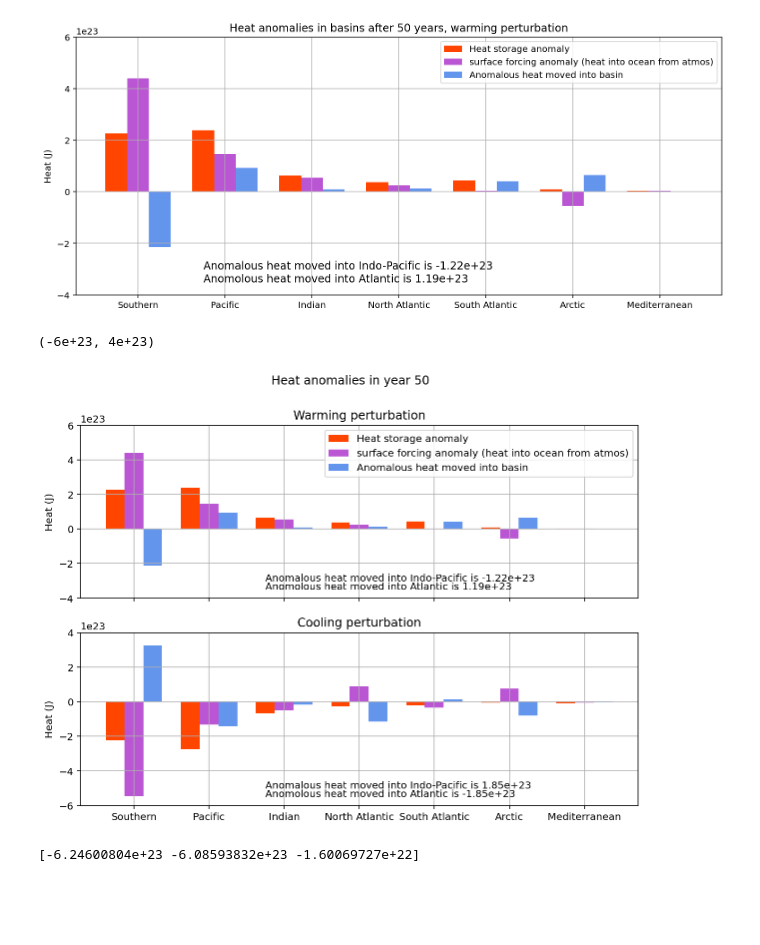
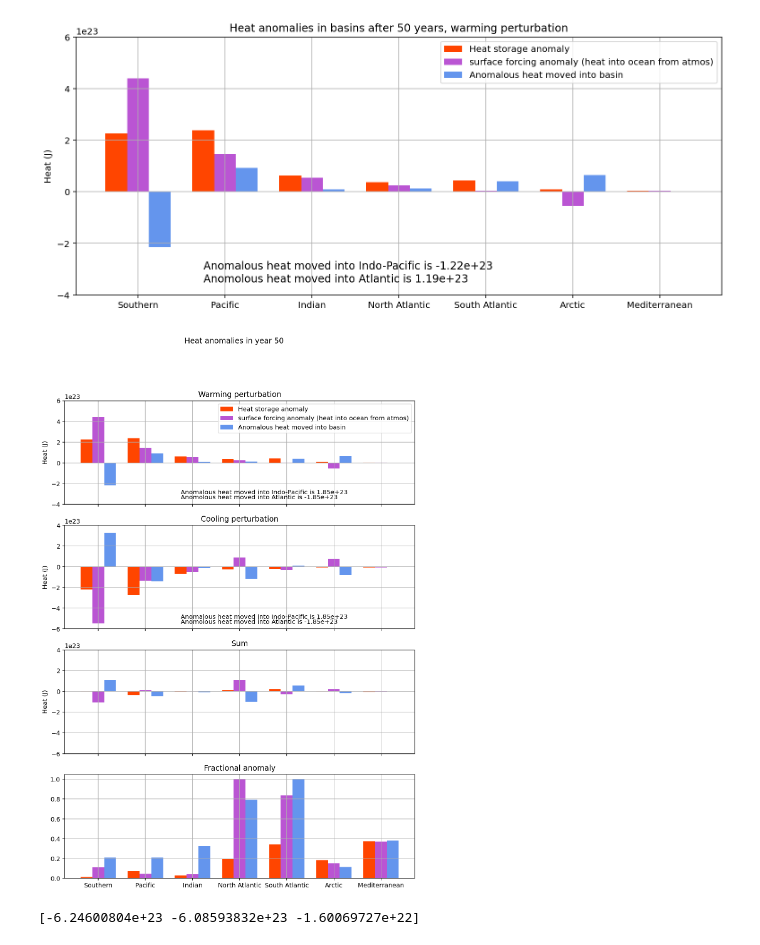
Before and after one commit to claireyung/unsw_clex_project_files, a Jupyter notebook: basin_heat_uptake.ipynb, the cells around one changed output. Drawn from its saved outputs; the diff is of its cells as text; code cells hidden in the pictures; blank space fills up the shorter version.

```diff
--- a/basin_heat_uptake.ipynb
+++ b/basin_heat_uptake.ipynb
@@ -391,7 +397,7 @@ plt.ylim(-4e23,6e23)
 # %%
 X = np.arange(7)
 
-fig, axes = plt.subplots(ncols=1, nrows=2, figsize = (10,7), sharex = True)
+fig, axes = plt.subplots(ncols=1, nrows=4, figsize = (10,14), sharex = True)
 plt.suptitle('Heat anomalies in year 50')
 axes[0].bar(X + 0.00, data[0], color = 'orangered', width = 0.25)
 axes[0].bar(X + 0.25, data[1], color = 'mediumorchid', width = 0.25)
@@ -404,48 +410,73 @@ axes[0].text(2,-3e23,'Anomalous heat moved into Indo-Pacific is %s' % float('%.3
 axes[0].text(2,-3.5e23,'Anomolous heat moved into Atlantic is %s' % float('%.3g' % atlanticsum), fontsize = 10)
 axes[0].set_ylabel('Heat (J)')
 axes[0].grid(True)
 axes[0].set_ylim(-4e23,6e23)
 
 basin_heat_content, basin_surface_int = heat_cont('Cooling', southern_mask, 49)
-southern = np.array([basin_heat_content, basin_surface_int, -basin_surface_int+basin_heat_content])
+southernc = np.array([basin_heat_content, basin_surface_int, -basin_surface_int+basin_heat_content])
 
 basin_heat_content, basin_surface_int = heat_cont('Cooling', pacific_mask, 49)
-pacific = np.array([basin_heat_content, basin_surface_int, -basin_surface_int+basin_heat_content])
+pacificc = np.array([basin_heat_content, basin_surface_int, -basin_surface_int+basin_heat_content])
 
 basin_heat_content, basin_surface_int = heat_cont('Cooling', indian_mask, 49)
-indian = np.array([basin_heat_content, basin_surface_int, -basin_surface_int+basin_heat_content])
+indianc = np.array([basin_heat_content, basin_surface_int, -basin_surface_int+basin_heat_content])
 
 basin_heat_content, basin_surface_int = heat_cont('Cooling', north_atlantic_mask, 49)
-north_atlantic = np.array([basin_heat_content, basin_surface_int, -basin_surface_int+basin_heat_content])
+north_atlanticc = np.array([basin_heat_content, basin_surface_int, -basin_surface_int+basin_heat_content])
 
 basin_heat_content, basin_surface_int = heat_cont('Cooling', south_atlantic_mask, 49)
-south_atlantic = np.array([basin_heat_content, basin_surface_int, -basin_surface_int+basin_heat_content])
+south_atlanticc = np.array([basin_heat_content, basin_surface_int, -basin_surface_int+basin_heat_content])
 
 basin_heat_content, basin_surface_int = heat_cont('Cooling', arctic_mask, 49)
-arctic = np.array([basin_heat_content, basin_surface_int, -basin_surface_int+basin_heat_content])
+arcticc = np.array([basin_heat_content, basin_surface_int, -basin_surface_int+basin_heat_content])
 
 basin_heat_content, basin_surface_int = heat_cont('Cooling', mediterranean_mask, 49)
-mediterranean = np.array([basin_heat_content, basin_surface_int, -basin_surface_int+basin_heat_content])
+mediterraneanc = np.array([basin_heat_content, basin_surface_int, -basin_surface_int+basin_heat_content])
 
-data = np.column_stack((southern,pacific, indian, north_atlantic, south_atlantic, arctic, mediterranean))
-indopacificsum = np.sum(data[2][0:2])
-atlanticsum = np.sum(data[2][3:])
-axes[1].bar(X + 0.00, data[0], color = 'orangered', width = 0.25)
-axes[1].bar(X + 0.25, data[1], color = 'mediumorchid', width = 0.25)
-axes[1].bar(X + 0.50, data[2], color = 'cornflowerblue', width = 0.25)
+datac = np.column_stack((southernc,pacificc, indianc, north_atlanticc, south_atlanticc, arcticc, mediterraneanc))
+indopacificsum = np.sum(datac[2][0:2])
+atlanticsum = np.sum(datac[2][3:])
+axes[1].bar(X + 0.00, datac[0], color = 'orangered', width = 0.25)
+axes[1].bar(X + 0.25, datac[1], color = 'mediumorchid', width = 0.25)
+axes[1].bar(X + 0.50, datac[2], color = 'cornflowerblue', width = 0.25)
 #axes[1].legend(labels=['Heat storage anomaly', 'surface forcing anomaly (heat into ocean from atmos)','Anomalous heat moved into basin'])
 axes[1].set_xticks(X+0.25)
 axes[1].set_xticklabels(('Southern', 'Pacific', 'Indian', 'North Atlantic', 'South Atlantic','Arctic','Mediterranean'))
 
 axes[1].set_title('Cooling perturbation')
 axes[1].text(2,-5e23,'Anomalous heat moved into Indo-Pacific is %s' % float('%.3g' % indopacificsum), fontsize = 10)
 axes[1].text(2,-5.5e23,'Anomolous heat moved into Atlantic is %s' % float('%.3g' % atlanticsum), fontsize = 10)
 axes[1].set_ylabel('Heat (J)')
 axes[1].grid(True)
 axes[1].set_ylim(-6e23,4e23)
+
+dataa = datac+data
+axes[2].bar(X + 0.00, dataa[0], color = 'orangered', width = 0.25)
+axes[2].bar(X + 0.25, dataa[1], color = 'mediumorchid', width = 0.25)
+axes[2].bar(X + 0.50, dataa[2], color = 'cornflowerblue', width = 0.25)
+#axes[1].legend(labels=['Heat storage anomaly', 'surface forcing anomaly (heat into ocean from atmos)','Anomalous heat moved into basin'])
+axes[2].set_xticks(X+0.25)
+axes[2].set_xticklabels(('Southern', 'Pacific', 'Indian', 'North Atlantic', 'South Atlantic','Arctic','Mediterranean'))
+
+axes[2].set_title('Sum')
+axes[2].set_ylabel('Heat (J)')
+axes[2].grid(True)
+axes[2].set_ylim(-6e23,4e23)
+
+dataap = abs((datac+data)/(abs(data)+abs(datac)))
+axes[3].bar(X + 0.00, dataap[0], color = 'orangered', width = 0.25)
+axes[3].bar(X + 0.25, dataap[1], color = 'mediumorchid', width = 0.25)
+axes[3].bar(X + 0.50, dataap[2], color = 'cornflowerblue', width = 0.25)
+#axes[1].legend(labels=['Heat storage anomaly', 'surface forcing anomaly (heat into ocean from atmos)','Anomalous heat moved into basin'])
+axes[3].set_xticks(X+0.25)
+axes[3].set_xticklabels(('Southern', 'Pacific', 'Indian', 'North Atlantic', 'South Atlantic','Arctic','Mediterranean'))
+
+axes[3].set_title('Fractional anomaly')
+#axes[2].set_ylabel('Heat (J)')
+axes[3].grid(True)
+#axes[2].set_ylim(-6e23,4e23)
 # %% [output]
-(-6e+23, 4e+23)
-[figure, old version]
+[figure, new version]
 # %%
 X = np.arange(8)
 fig = plt.figure(figsize = (10,4))
```
Also changed, not shown: parts of 6 cells of this notebook, 3 other files.
